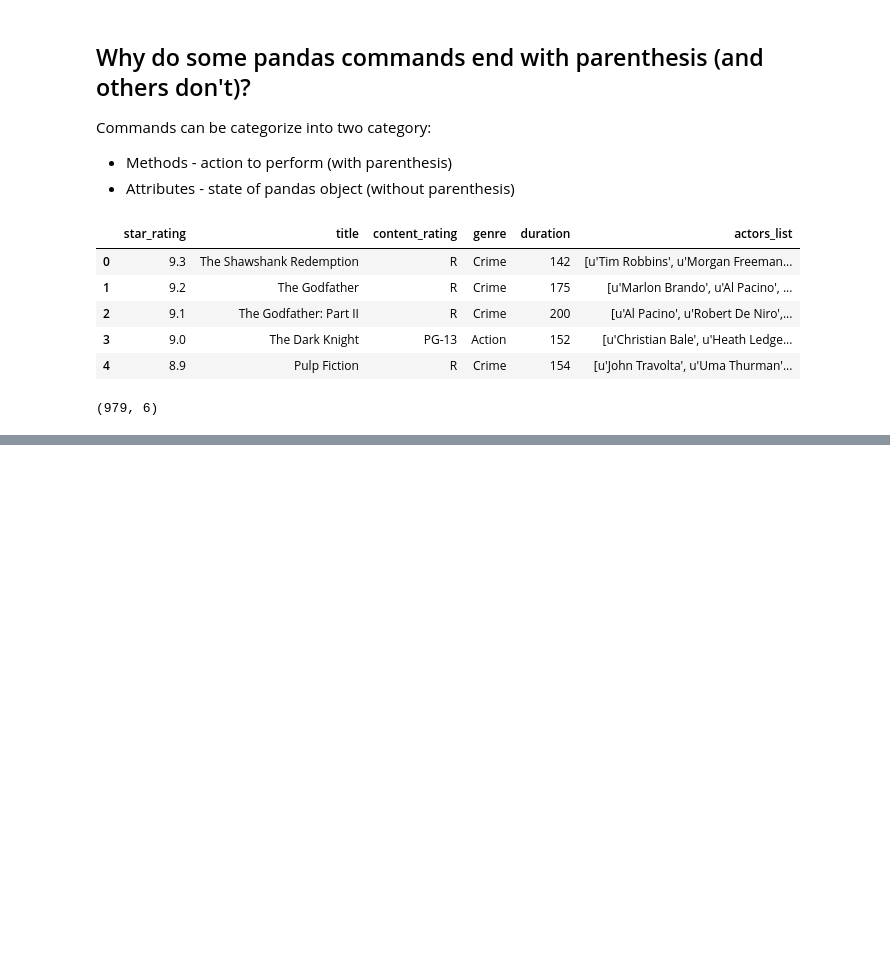
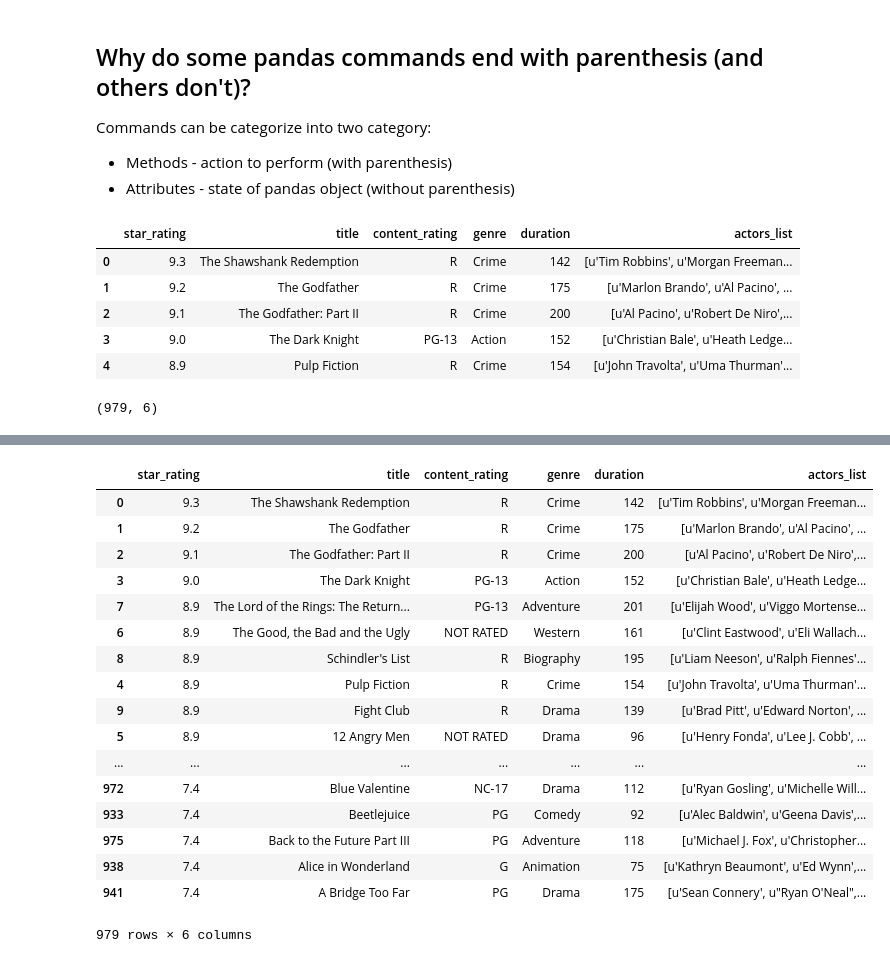
Before and after one commit to Muhammd-Hamza-Sabir/Data-Analysis-using-Pandas, a Jupyter notebook: Pandas Tutorial.ipynb, the cells around one changed output, grey strips where cells are left out. Saved outputs shown, nothing was run; the diff lists cells and outputs as text; code cells hidden in the pictures; blank space fills up the shorter version.

```diff
--- a/Pandas Tutorial.ipynb
+++ b/Pandas Tutorial.ipynb
@@ -216,0 +426,22 @@ movies.shape
+# %%
+# sort dataframe in descending order, ascending order is True by-default
+movies.sort_values(["star_rating", "title"], ascending=False)
+# %% [output]
+|  | star_rating | title | content_rating | genre | duration | actors_list |
+| 0 | 9.3 | The Shawshank Redemption | R | Crime | 142 | [u'Tim Robbins', u'Morgan Freeman... |
+| 1 | 9.2 | The Godfather | R | Crime | 175 | [u'Marlon Brando', u'Al Pacino', ... |
+| 2 | 9.1 | The Godfather: Part II | R | Crime | 200 | [u'Al Pacino', u'Robert De Niro',... |
+| 3 | 9.0 | The Dark Knight | PG-13 | Action | 152 | [u'Christian Bale', u'Heath Ledge... |
+| 7 | 8.9 | The Lord of the Rings: The Return... | PG-13 | Adventure | 201 | [u'Elijah Wood', u'Viggo Mortense... |
+| 6 | 8.9 | The Good, the Bad and the Ugly | NOT RATED | Western | 161 | [u'Clint Eastwood', u'Eli Wallach... |
+| 8 | 8.9 | Schindler's List | R | Biography | 195 | [u'Liam Neeson', u'Ralph Fiennes'... |
+| 4 | 8.9 | Pulp Fiction | R | Crime | 154 | [u'John Travolta', u'Uma Thurman'... |
+| 9 | 8.9 | Fight Club | R | Drama | 139 | [u'Brad Pitt', u'Edward Norton', ... |
+| 5 | 8.9 | 12 Angry Men | NOT RATED | Drama | 96 | [u'Henry Fonda', u'Lee J. Cobb', ... |
+| ... | ... | ... | ... | ... | ... | ... |
+| 972 | 7.4 | Blue Valentine | NC-17 | Drama | 112 | [u'Ryan Gosling', u'Michelle Will... |
+| 933 | 7.4 | Beetlejuice | PG | Comedy | 92 | [u'Alec Baldwin', u'Geena Davis',... |
+| 975 | 7.4 | Back to the Future Part III | PG | Adventure | 118 | [u'Michael J. Fox', u'Christopher... |
+| 938 | 7.4 | Alice in Wonderland | G | Animation | 75 | [u'Kathryn Beaumont', u'Ed Wynn',... |
+| 941 | 7.4 | A Bridge Too Far | PG | Drama | 175 | [u'Sean Connery', u"Ryan O'Neal",... |
+979 rows × 6 columns
```
Also changed, not shown: parts of 28 cells of this notebook.
